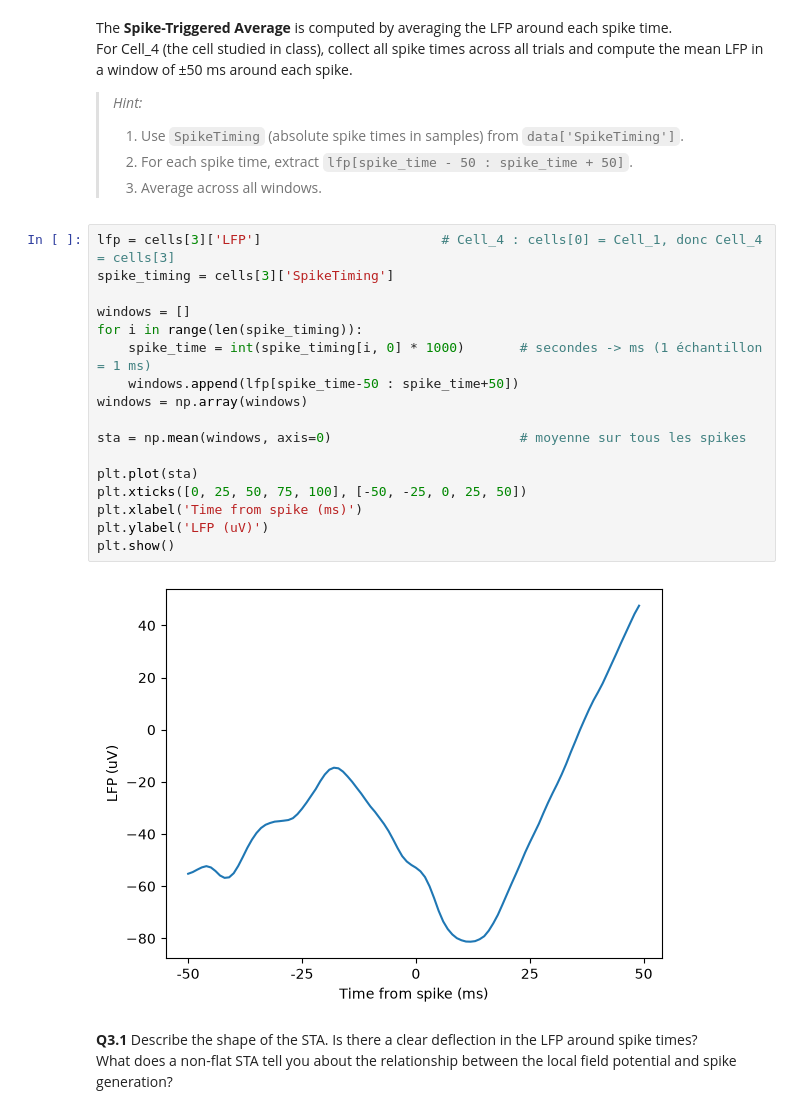
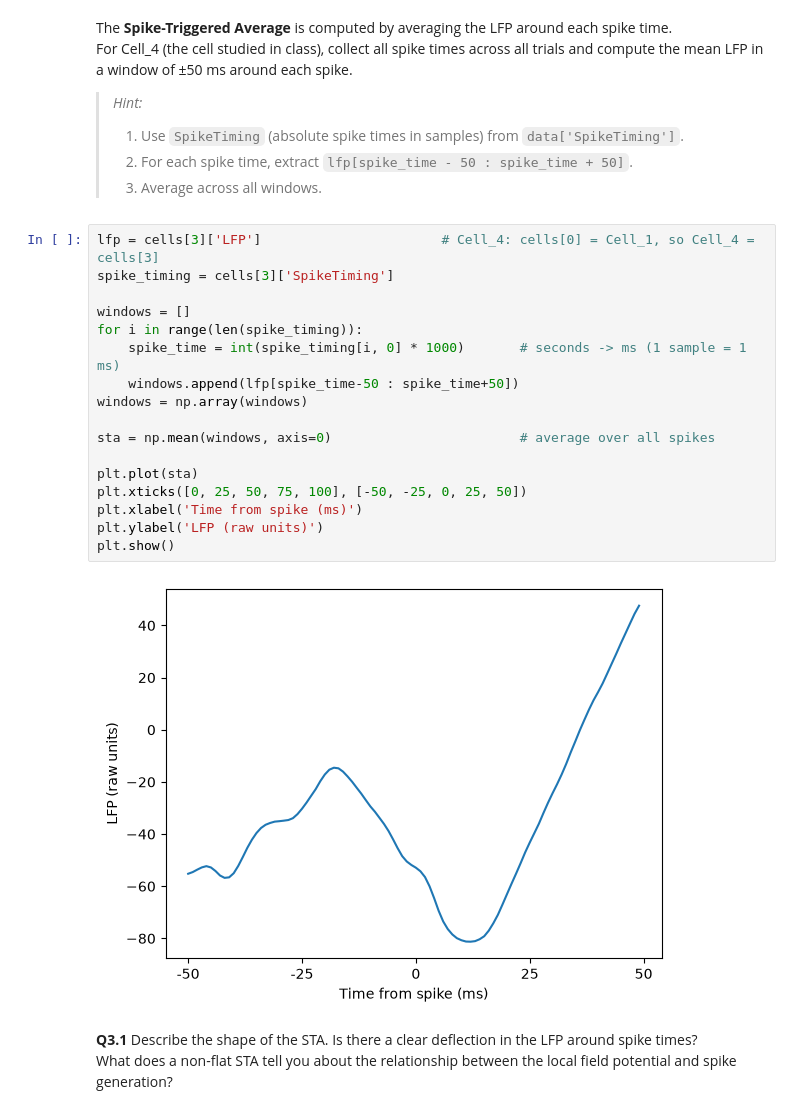
Before and after one commit to Elnettelucas/Groupe_21_HW_DataAnalysis_2026.ipynb, a Jupyter notebook: HW_SU_LFP_111026_student_2026.ipynb, the cells around one changed output. Drawn from its saved outputs; the diff is of its cells as text.

Commit message:
3.1: English comments in STA code, y-axis label in raw units

```diff
--- a/HW_SU_LFP_111026_student_2026.ipynb
+++ b/HW_SU_LFP_111026_student_2026.ipynb
@@ -480,24 +480,24 @@ For Cell_4 (the cell studied in class), collect all spike times across all trial
 > 2. For each spike time, extract `lfp[spike_time - 50 : spike_time + 50]`.
 > 3. Average across all windows.
 # %%
-lfp = cells[3]['LFP']                       # Cell_4 : cells[0] = Cell_1, donc Cell_4 = cells[3]
+lfp = cells[3]['LFP']                       # Cell_4: cells[0] = Cell_1, so Cell_4 = cells[3]
 spike_timing = cells[3]['SpikeTiming']
 
 windows = []
 for i in range(len(spike_timing)):
-    spike_time = int(spike_timing[i, 0] * 1000)       # secondes -> ms (1 échantillon = 1 ms)
+    spike_time = int(spike_timing[i, 0] * 1000)       # seconds -> ms (1 sample = 1 ms)
     windows.append(lfp[spike_time-50 : spike_time+50])
 windows = np.array(windows)
 
-sta = np.mean(windows, axis=0)                        # moyenne sur tous les spikes
+sta = np.mean(windows, axis=0)                        # average over all spikes
 
 plt.plot(sta)
 plt.xticks([0, 25, 50, 75, 100], [-50, -25, 0, 25, 50])
 plt.xlabel('Time from spike (ms)')
-plt.ylabel('LFP (uV)')
+plt.ylabel('LFP (raw units)')
 plt.show()
 # %% [output]
-[figure, old version]
+[figure, new version]
 # %% [markdown]
 **Q3.1** Describe the shape of the STA. Is there a clear deflection in the LFP around spike times?
 What does a non-flat STA tell you about the relationship between the local field potential and spike generation?
```
